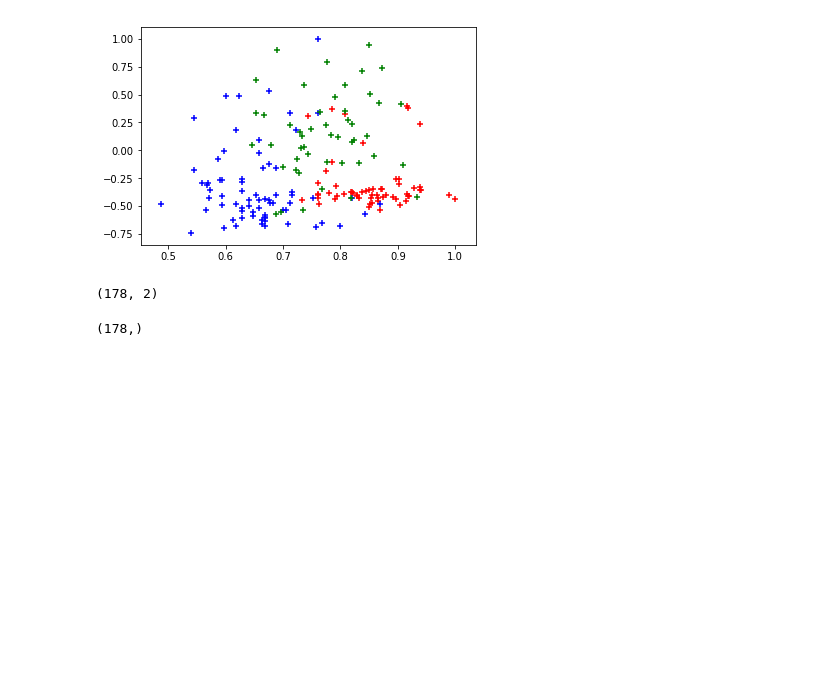
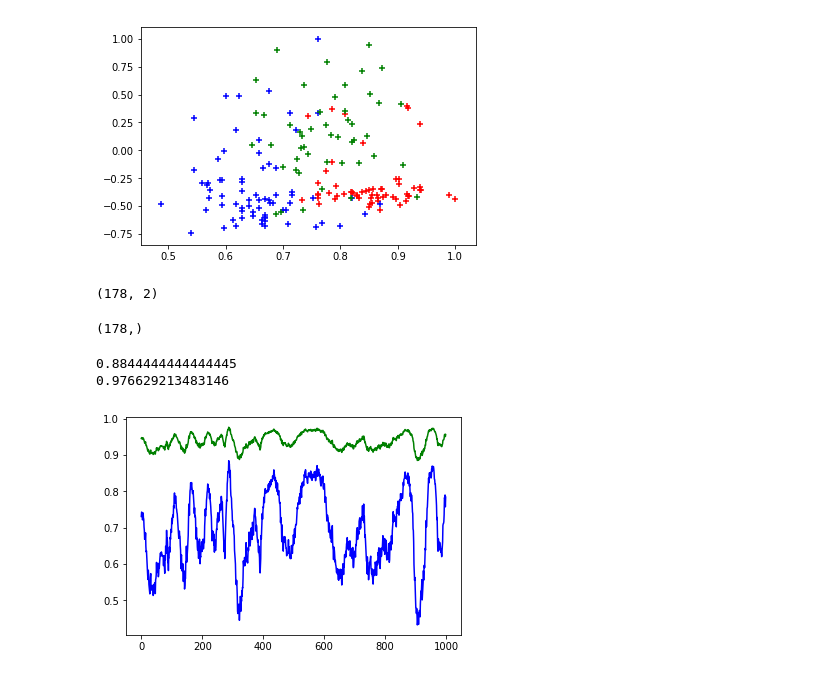
Before and after one commit to domdent/TheGrandTour, a Jupyter notebook: DecisionTree.ipynb, the cells around one changed output. Saved outputs shown, nothing was run; the diff lists cells and outputs as text; code cells hidden in the pictures; blank space fills up the shorter version.

```diff
--- a/DecisionTree.ipynb
+++ b/DecisionTree.ipynb
@@ -250,3 +252,48 @@ np.shape(nData)
 np.shape(classification)
 # %% [output]
 (178,)
+# %%
+from sklearn.model_selection import train_test_split
+from sklearn.metrics import classification_report, confusion_matrix
+
+test_accuracy = []
+total_accuracy = []
+for t in range(1000):
+    xData = tData[t][0]
+    yData = tData[t][1]
+    nData = np.vstack((xData, yData)).T
+
+    test_acc = []
+    total_acc = []
+
+    for i in range(100):
+        X_train, X_test, y_train, y_test = train_test_split(nData,
+                                                            classification,
+                                                            test_size=0.20)
+        clf = DecisionTreeClassifier()
+        clf.fit(X_train, y_train)
+
+        y_pred = clf.predict(X_test)
+
+        conf_mat = confusion_matrix(y_test, y_pred)
+        total_sum = np.sum(conf_mat)
+        trace_sum = np.trace(conf_mat)
+        test_set_acc = trace_sum / total_sum
+        test_acc.append(test_set_acc)
+
+        score = clf.score(nData, classification)
+        total_acc.append(score)
+
+    test_accuracy.append(np.mean(test_acc))
+    total_accuracy.append(np.mean(total_acc))
+# %%
+x = list(range(1000))
+plt.plot(x, total_accuracy, '-', marker=" ", color="g")
+plt.plot(x, test_accuracy, '-', marker=" ", color="b")
+
+print(np.max(test_accuracy))
+print(np.max(total_accuracy))
+# %% [output]
+0.8844444444444445
+0.976629213483146
+[figure, added]
```
Also changed, not shown: parts of 4 cells of this notebook.
